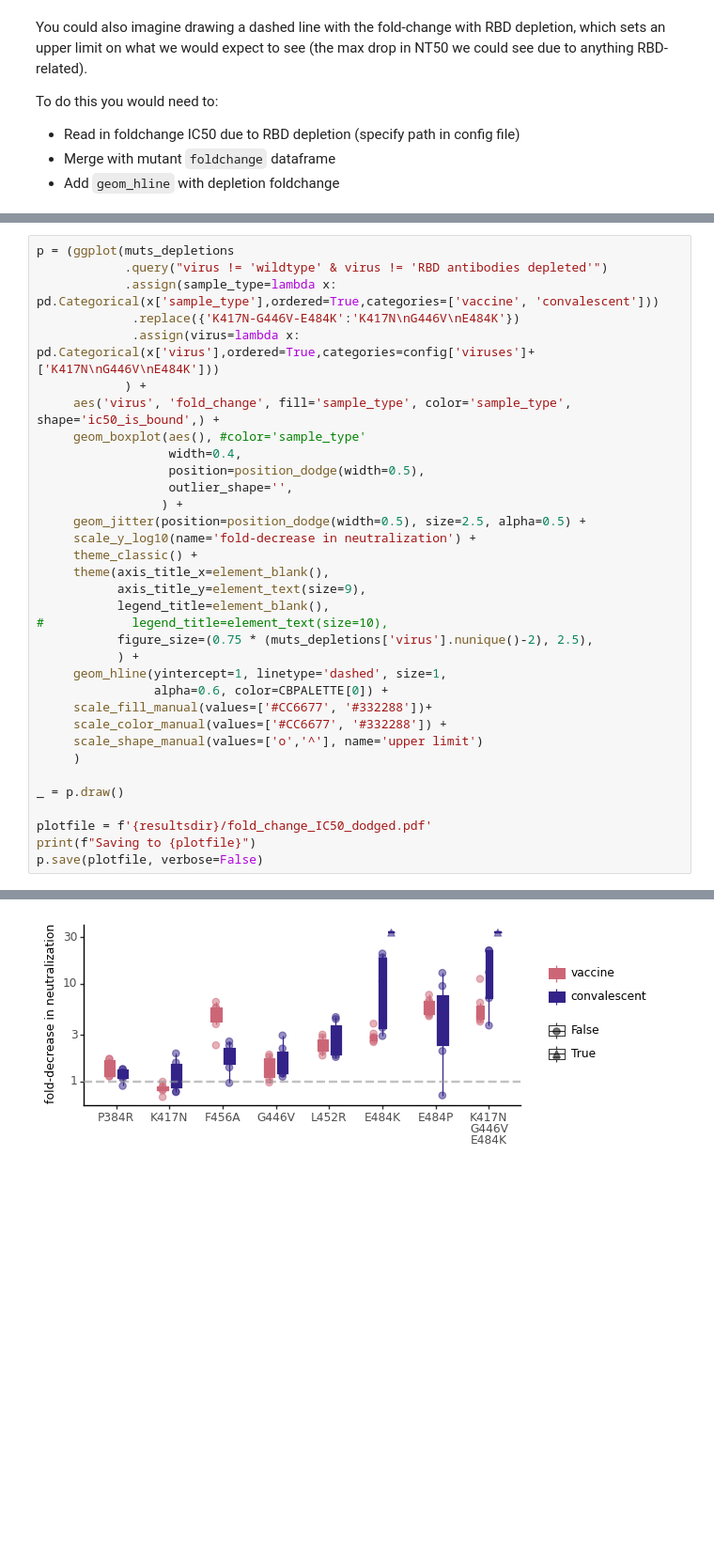
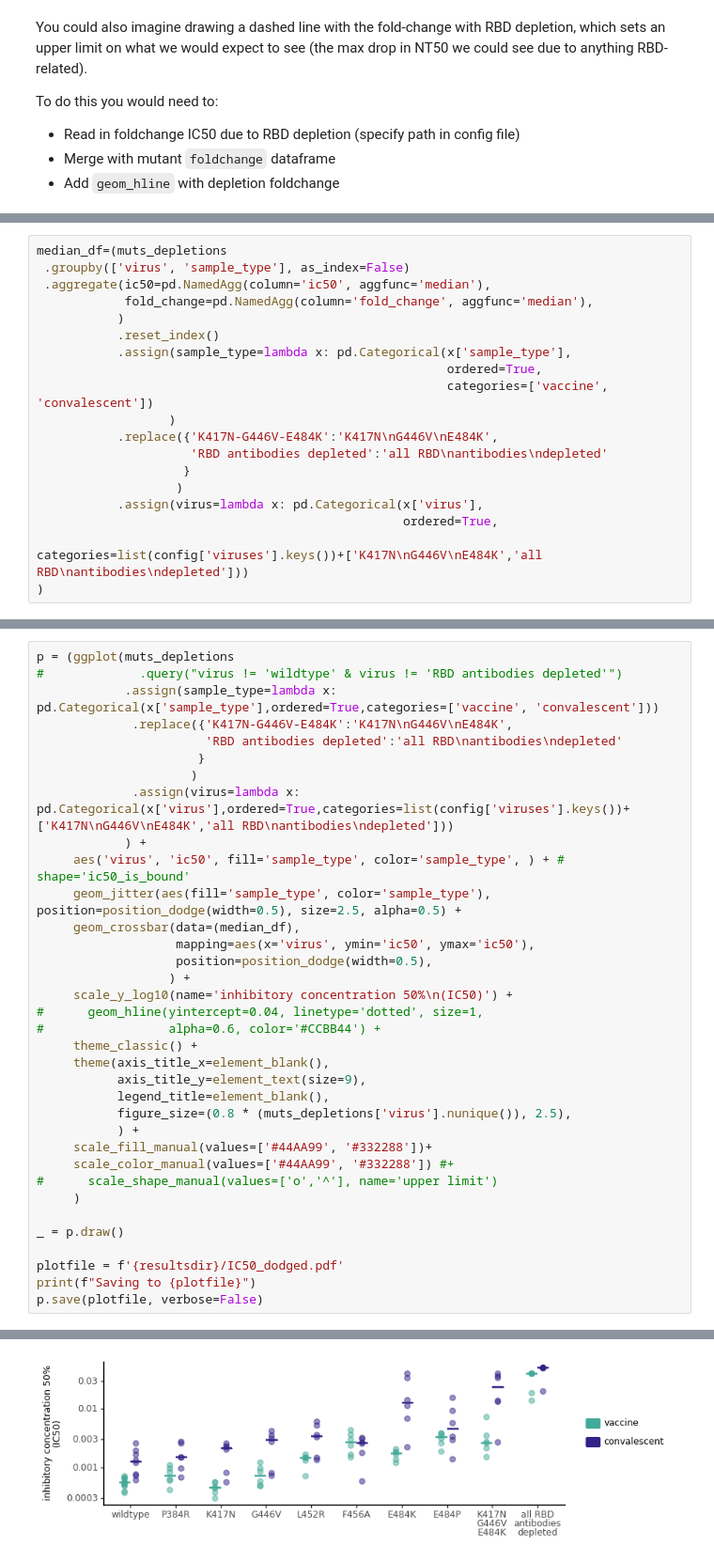
Before and after one commit to jbloomlab/SARS-CoV-2-RBD_MAP_Moderna, a Jupyter notebook: experimental_data/mutant_neuts.ipynb, the cells around one changed output, grey strips where cells are left out. Shown at 94% size. Drawn from its saved outputs; the diff is of its cells as text; blank space fills up the shorter version.

```diff
--- a/experimental_data/mutant_neuts.ipynb
+++ b/experimental_data/mutant_neuts.ipynb
@@ -469 +506,20 @@ Saving to results/mutant_neuts_results//fold_change_IC50_rotated_grouped.pdf
+# %%
+median_df=(muts_depletions
+ .groupby(['virus', 'sample_type'], as_index=False)
+ .aggregate(ic50=pd.NamedAgg(column='ic50', aggfunc='median'),
+            fold_change=pd.NamedAgg(column='fold_change', aggfunc='median'),
+           )
+           .reset_index()
+           .assign(sample_type=lambda x: pd.Categorical(x['sample_type'],
+                                                        ordered=True,
+                                                        categories=['vaccine', 'convalescent'])
+                  )
+           .replace({'K417N-G446V-E484K':'K417N\nG446V\nE484K',
+                     'RBD antibodies depleted':'all RBD\nantibodies\ndepleted'
+                    }
+                   )
+           .assign(virus=lambda x: pd.Categorical(x['virus'],
+                                                  ordered=True,
+                                                  categories=list(config['viruses'].keys())+['K417N\nG446V\nE484K','all RBD\nantibodies\ndepleted']))
+)
 # %%
@@ -502,35 +564,36 @@ array(['vaccine', 'convalescent'], dtype=object)
 # %%
 p = (ggplot(muts_depletions
-            .query("virus != 'wildtype' & virus != 'RBD antibodies depleted'")
+#             .query("virus != 'wildtype' & virus != 'RBD antibodies depleted'")
             .assign(sample_type=lambda x: pd.Categorical(x['sample_type'],ordered=True,categories=['vaccine', 'convalescent']))
-             .replace({'K417N-G446V-E484K':'K417N\nG446V\nE484K'})
-             .assign(virus=lambda x: pd.Categorical(x['virus'],ordered=True,categories=config['viruses']+['K417N\nG446V\nE484K']))
+             .replace({'K417N-G446V-E484K':'K417N\nG446V\nE484K',
+                       'RBD antibodies depleted':'all RBD\nantibodies\ndepleted'
+                      }
+                     )
+             .assign(virus=lambda x: pd.Categorical(x['virus'],ordered=True,categories=list(config['viruses'].keys())+['K417N\nG446V\nE484K','all RBD\nantibodies\ndepleted']))
             ) +
-     aes('virus', 'fold_change', fill='sample_type', color='sample_type', shape='ic50_is_bound',) +
-     geom_boxplot(aes(), #color='sample_type'
-                  width=0.4,
-                  position=position_dodge(width=0.5),
-                  outlier_shape='',
-                 ) +
-     geom_jitter(position=position_dodge(width=0.5), size=2.5, alpha=0.5) +
-     scale_y_log10(name='fold-decrease in neutralization') +
+     aes('virus', 'ic50', fill='sample_type', color='sample_type', ) + # shape='ic50_is_bound'
+     geom_jitter(aes(fill='sample_type', color='sample_type'), position=position_dodge(width=0.5), size=2.5, alpha=0.5) +
+     geom_crossbar(data=(median_df),
+                   mapping=aes(x='virus', ymin='ic50', ymax='ic50'),
+                   position=position_dodge(width=0.5),
+                  ) +
+     scale_y_log10(name='inhibitory concentration 50%\n(IC50)') +
+#      geom_hline(yintercept=0.04, linetype='dotted', size=1,
+#                 alpha=0.6, color='#CCBB44') +
      theme_classic() +
      theme(axis_title_x=element_blank(),
            axis_title_y=element_text(size=9),
            legend_title=element_blank(),
-#            legend_title=element_text(size=10),
-           figure_size=(0.75 * (muts_depletions['virus'].nunique()-2), 2.5),
+           figure_size=(0.8 * (muts_depletions['virus'].nunique()), 2.5),
            ) +
-     geom_hline(yintercept=1, linetype='dashed', size=1,
-                alpha=0.6, color=CBPALETTE[0]) +
-     scale_fill_manual(values=['#CC6677', '#332288'])+
-     scale_color_manual(values=['#CC6677', '#332288']) +
-     scale_shape_manual(values=['o','^'], name='upper limit')
+     scale_fill_manual(values=['#44AA99', '#332288'])+
+     scale_color_manual(values=['#44AA99', '#332288']) #+
+#      scale_shape_manual(values=['o','^'], name='upper limit')
      )
 
 _ = p.draw()
 
-plotfile = f'{resultsdir}/fold_change_IC50_dodged.pdf'
+plotfile = f'{resultsdir}/IC50_dodged.pdf'
 print(f"Saving to {plotfile}")
 p.save(plotfile, verbose=False)
 # %% [output]
@@ -538 +601 @@ Saving to results/mutant_neuts_results//fold_change_IC50_dodged.pdf
-[figure, old version]
+[figure, new version]
```
Also changed, not shown: parts of 21 cells of this notebook, 43 other files.
